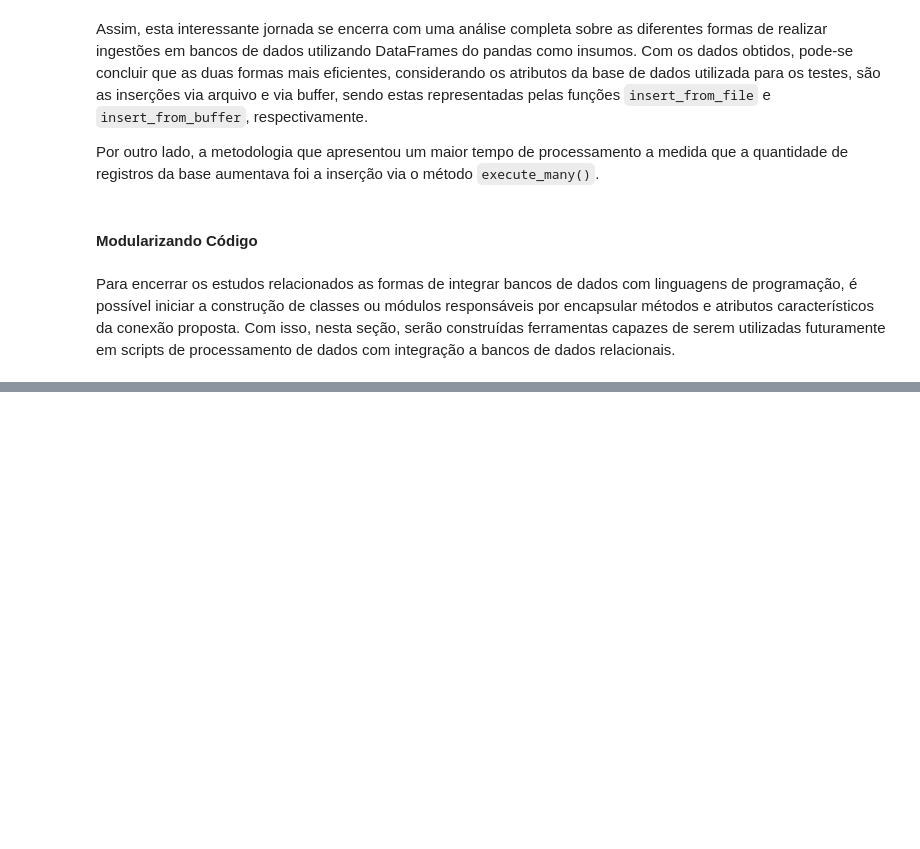
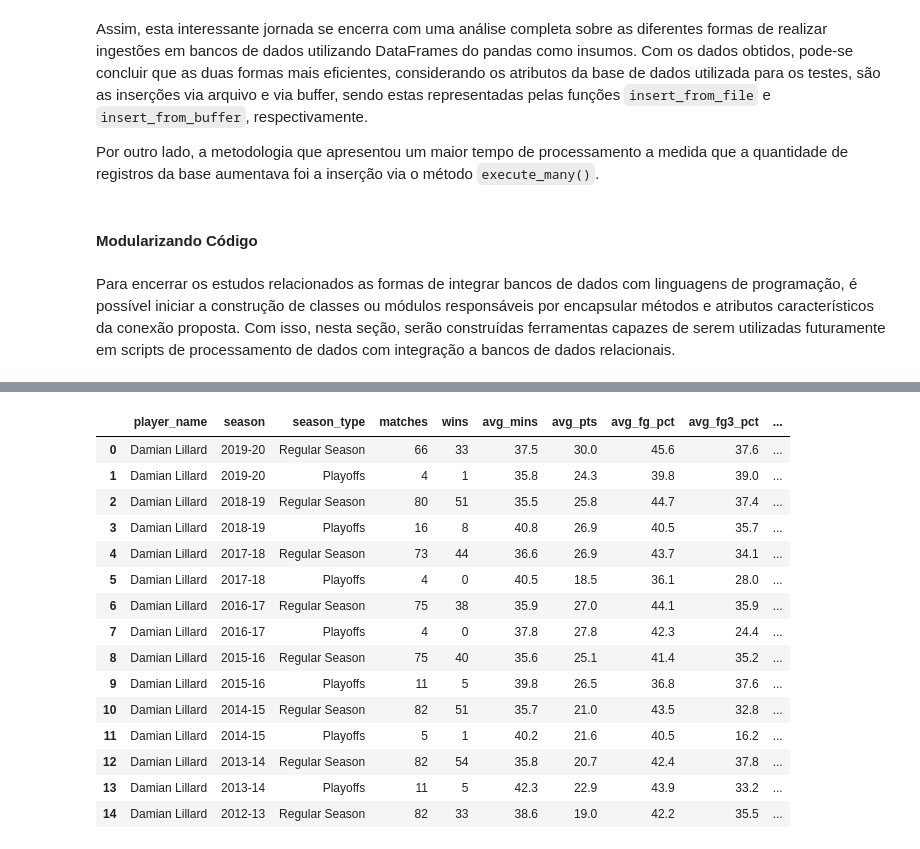
Before and after one commit to ThiagoPanini/nbaflow, a Jupyter notebook: notebooks/NBAFlow-aws-migration.ipynb, the cells around one changed output, grey strips where cells are left out. Drawn from its saved outputs; the diff is of its cells as text; code cells hidden in the pictures; blank space fills up the shorter version.

Commit message:
Implementando novos testes de consultas a partir de classe encapsulada

```diff
--- a/notebooks/NBAFlow-aws-migration.ipynb
+++ b/notebooks/NBAFlow-aws-migration.ipynb
@@ -1660,0 +1775,16 @@ query = 'SELECT player_id, player_name FROM table_name'
+# %%
+# Inicializando objeto
+db = DatabaseConnection(host='localhost', database='nbaflow_local', user='postgres',
+                        password=os.getenv('DB_PWD'))
+
+# Retornando tabelas disponíveis
+query = """
+    SELECT
+        table_name
+
+    FROM information_schema.tables
+
+    WHERE table_schema = 'public'
+"""
+db_tables = db.select_values(query, columns=['tables'])
+db_tables
@@ -1660,0 +1876,43 @@ query = 'SELECT player_id, player_name FROM table_name'
+# %%
+# Retornando estatísticas de um jogador único
+player_filter = 'Damian Lillard'
+result_columns = ['player_name', 'season', 'season_type', 'matches', 'wins', 'avg_mins',
+                  'avg_pts', 'avg_fg_pct', 'avg_fg3_pct', 'avg_ft_pct', 'avg_reb',
+                  'avg_ast', 'avg_stl', 'avg_blk', 'avg_ast']
+query = f"""
+    SELECT
+        player_name,
+        season,
+        season_type,
+        count(1) AS matches,
+        sum(case when wl = 'W' then 1 else 0 end) AS wins,
+        round(avg(min), 1) AS avg_mins,
+        round(avg(pts), 1) AS avg_pts,
+        round(100 * avg(fg_pct), 1) AS avg_fg_pct,
+        round(100 * avg(fg3_pct), 1) AS avg_fg3_pct,
+        round(100 * avg(ft_pct), 1) AS avg_ft_pct,
+        round(avg(reb), 1) AS avg_reb,
+        round(avg(ast), 1) AS avg_ast,
+        round(avg(stl), 1) AS avg_stl,
+        round(avg(blk), 1) AS avg_blk,
+        round(avg(ast), 1) AS avg_ast
+
+    FROM nba_players_gamelog
+
+    WHERE player_name = '{player_filter}'
+
+    GROUP BY
+        player_name,
+        player_team,
+        season,
+        season_type
+
+    ORDER BY
+        season DESC,
+        season_type DESC
+"""
+
+# Executando consulta
+player_stats = db.select_values(query, columns=result_columns)
+player_stats
+# %% [output]
@@ -1660,0 +1920,16 @@ query = 'SELECT player_id, player_name FROM table_name'
+|  | player_name | season | season_type | matches | wins | avg_mins | avg_pts | avg_fg_pct | avg_fg3_pct | ... |
+| 0 | Damian Lillard | 2019-20 | Regular Season | 66 | 33 | 37.5 | 30.0 | 45.6 | 37.6 | ... |
+| 1 | Damian Lillard | 2019-20 | Playoffs | 4 | 1 | 35.8 | 24.3 | 39.8 | 39.0 | ... |
+| 2 | Damian Lillard | 2018-19 | Regular Season | 80 | 51 | 35.5 | 25.8 | 44.7 | 37.4 | ... |
+| 3 | Damian Lillard | 2018-19 | Playoffs | 16 | 8 | 40.8 | 26.9 | 40.5 | 35.7 | ... |
+| 4 | Damian Lillard | 2017-18 | Regular Season | 73 | 44 | 36.6 | 26.9 | 43.7 | 34.1 | ... |
+| 5 | Damian Lillard | 2017-18 | Playoffs | 4 | 0 | 40.5 | 18.5 | 36.1 | 28.0 | ... |
+| 6 | Damian Lillard | 2016-17 | Regular Season | 75 | 38 | 35.9 | 27.0 | 44.1 | 35.9 | ... |
+| 7 | Damian Lillard | 2016-17 | Playoffs | 4 | 0 | 37.8 | 27.8 | 42.3 | 24.4 | ... |
+| 8 | Damian Lillard | 2015-16 | Regular Season | 75 | 40 | 35.6 | 25.1 | 41.4 | 35.2 | ... |
+| 9 | Damian Lillard | 2015-16 | Playoffs | 11 | 5 | 39.8 | 26.5 | 36.8 | 37.6 | ... |
+| 10 | Damian Lillard | 2014-15 | Regular Season | 82 | 51 | 35.7 | 21.0 | 43.5 | 32.8 | ... |
+| 11 | Damian Lillard | 2014-15 | Playoffs | 5 | 1 | 40.2 | 21.6 | 40.5 | 16.2 | ... |
+| 12 | Damian Lillard | 2013-14 | Regular Season | 82 | 54 | 35.8 | 20.7 | 42.4 | 37.8 | ... |
+| 13 | Damian Lillard | 2013-14 | Playoffs | 11 | 5 | 42.3 | 22.9 | 43.9 | 33.2 | ... |
+| 14 | Damian Lillard | 2012-13 | Regular Season | 82 | 33 | 38.6 | 19.0 | 42.2 | 35.5 | ... |
```
Also changed, not shown: parts of 11 cells of this notebook.
